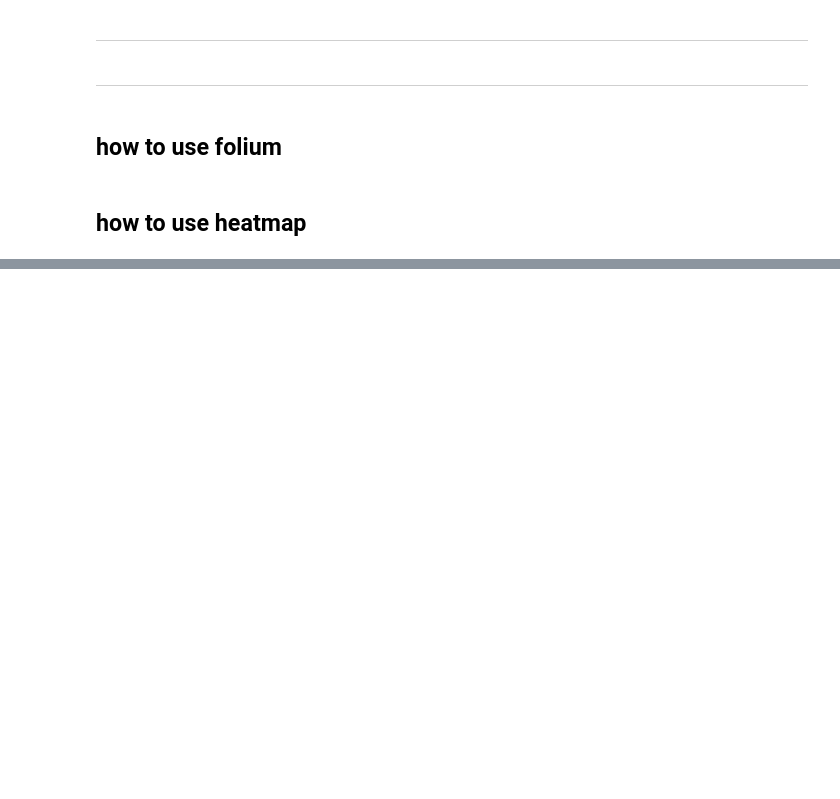
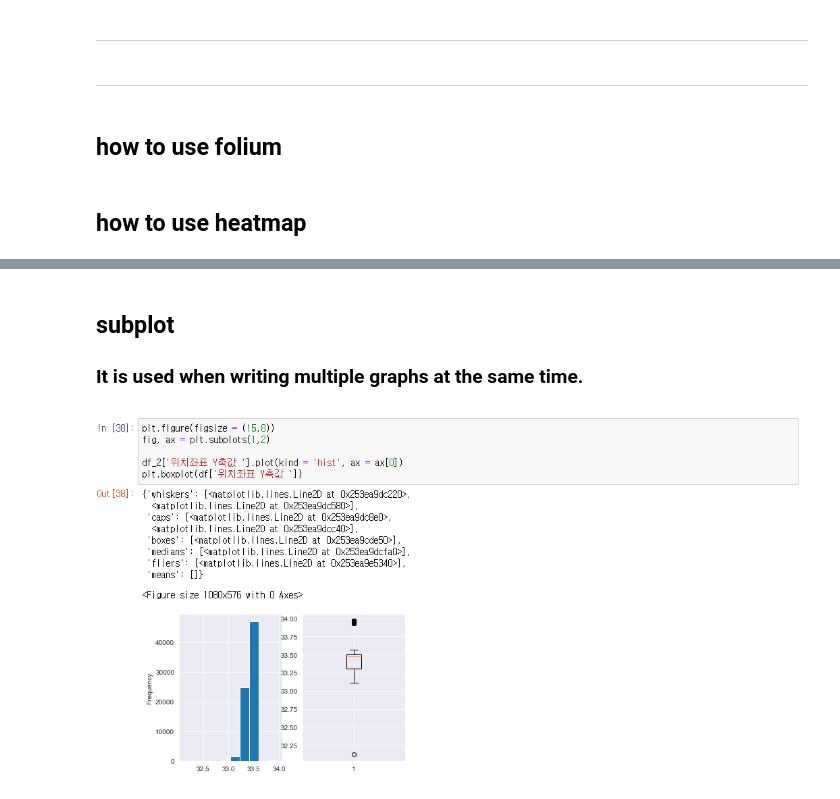
Before and after one commit to HayeonKimm/TIL, a Jupyter notebook: Python/Analysis methods/How to use Pandas.ipynb, the cells around one changed output, grey strips where cells are left out. Cells and saved outputs as stored; diff of their text form; code cells hidden in the pictures; blank space fills up the shorter version.

```diff
--- a/Python/Analysis methods/How to use Pandas.ipynb
+++ b/Python/Analysis methods/How to use Pandas.ipynb
@@ -158,0 +168,9 @@ m
+# %% [markdown]
+## subplot
+### It is used when writing multiple graphs at the same time.
+# %%
+from IPython.display import Image
+
+Image("subplot.png") # code안에서 나오게 할 때
+# %% [output]
+[figure, added]
```
Also changed, not shown: parts of 4 cells of this notebook.
